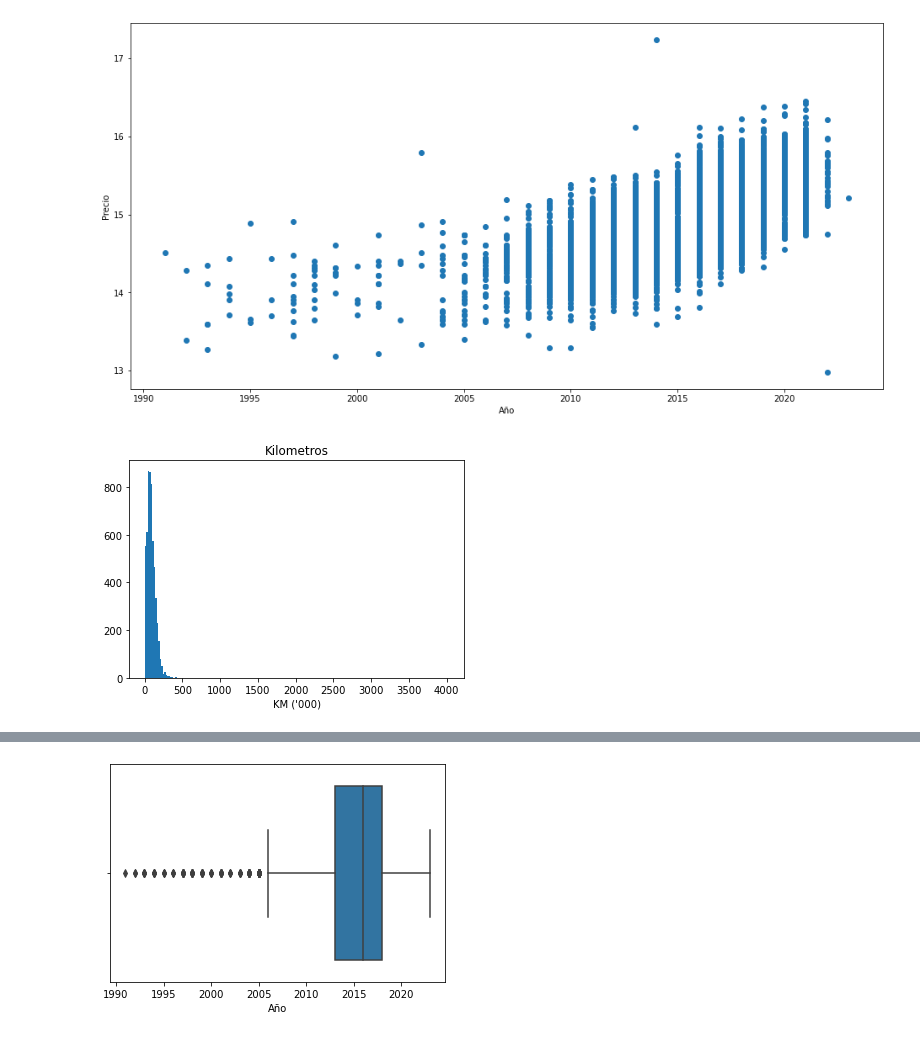
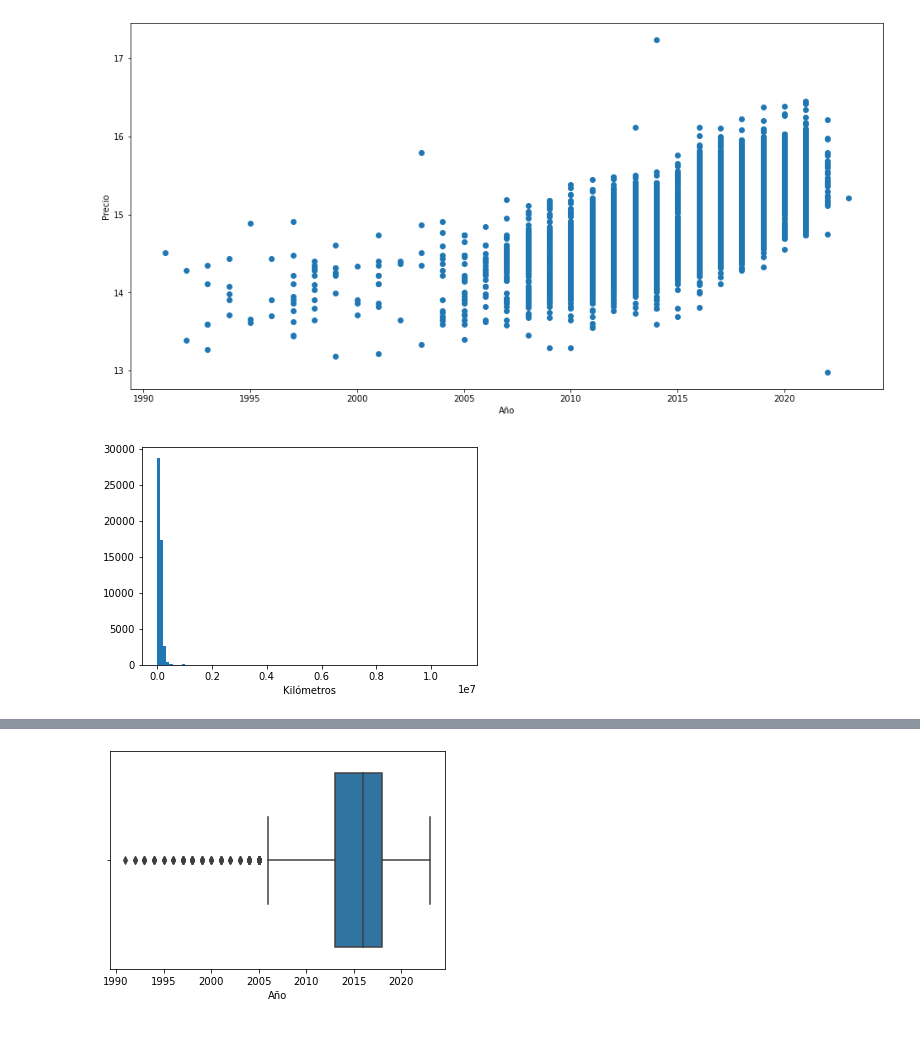
Before and after one commit to lucialopezwallace/tesis-mim, a Jupyter notebook: data_description_analisis (api).ipynb, the cells around one changed output, grey strips where cells are left out. Saved outputs shown, nothing was run; the diff lists cells and outputs as text; code cells hidden in the pictures.

```diff
--- a/data_description_analisis (api).ipynb
+++ b/data_description_analisis (api).ipynb
@@ -88,12 +119,12 @@ plt.show()
 [figure]
 # %%
 # Variable KMT ---------------------------
-plt.title('Kilometros')
-plt.xlabel("KM ('000)")
-plt.hist(datos['Kilómetros']/1000, bins = 200)
+plt.title('')
+plt.xlabel("Kilómetros")
+plt.hist(datos['Kilómetros'], bins = 100)
 plt.show()
 # %% [output]
-[figure, old version]
+[figure, new version]
 # %%
 # Grafico los outliers
 sns.boxplot(x=datos['Kilómetros'])
```
Also changed, not shown: parts of 11 cells of this notebook, 13 other files.
